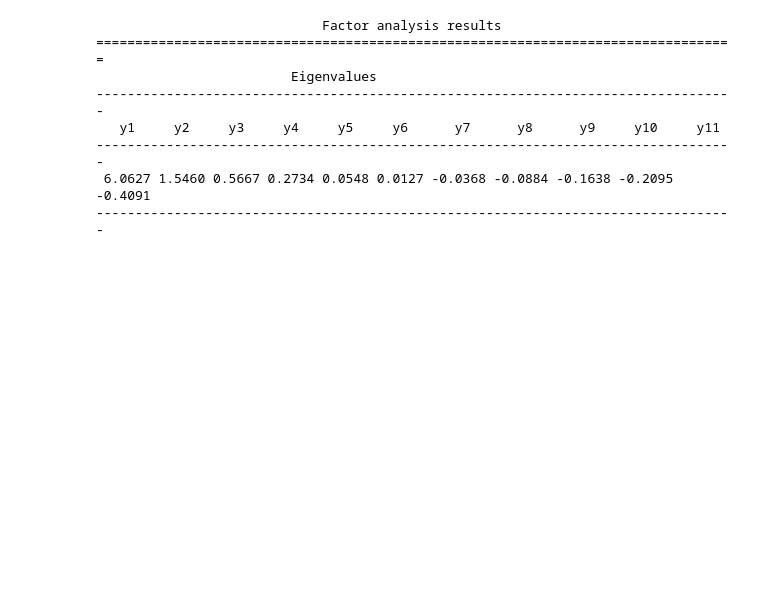
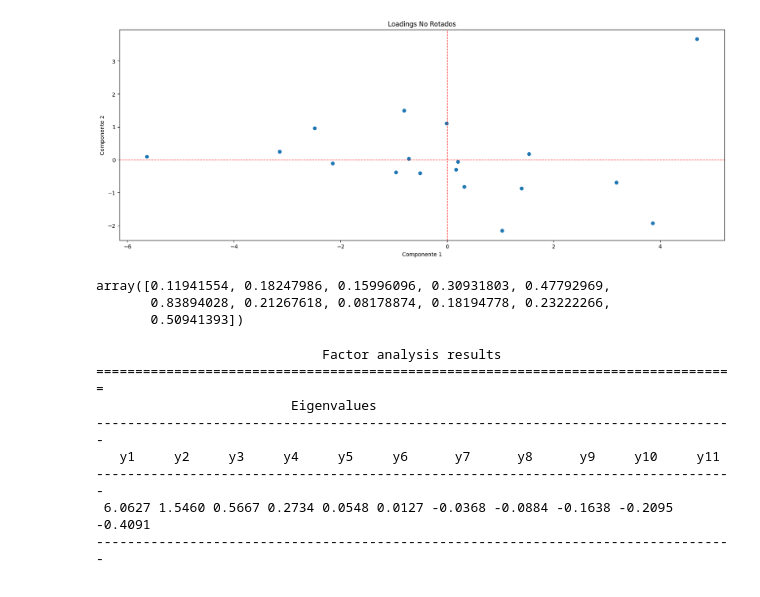
Before and after one commit to DavidGuzzi/MECMT04, a Jupyter notebook: problem_set_6/ps6.ipynb, the cells around one changed output. Drawn from its saved outputs; the diff is of its cells as text; code cells hidden in the pictures; blank space fills up the shorter version.

```diff
--- a/problem_set_6/ps6.ipynb
+++ b/problem_set_6/ps6.ipynb
@@ -19,0 +234,29 @@ ndf = df.iloc[:,1:]
+# %%
+from sklearn.decomposition import PCA
+"""
+Análisis de Componentes Principales - Matriz de Correlaciones
+"""
+
+ndf_media = ndf.mean()
+ndf_de = ndf.std()
+ndf_scaled = ((ndf - ndf_media) / ndf_de)
+
+pca_cor = PCA()
+componentes_cor = pca_cor.fit_transform(ndf_scaled)
+
+varianza_cor = pca_cor.explained_variance_
+std_componentes_cor = np.sqrt(pca_cor.explained_variance_) #Ver si eliminamos
+varianza_explicada_cor = pca_cor.explained_variance_ratio_
+varianza_explicada_acum_cor = np.cumsum(pca_cor.explained_variance_ratio_)
+coeficientes_cor =  pca_cor.components_.T
+
+#Generamos una tabla resumen
+data_var_cor = {
+    'Varianza (eigenvalues)': varianza_cor,
+    'Desviación Estándar': std_componentes_cor,
+    'Varianza Explicada': varianza_explicada_cor,
+    'Varianza Explicada Acumulada': varianza_explicada_acum_cor
+}
+
+variablespca_cor = pd.DataFrame(data_var_cor, index=[f'Componente {i+1}' for i in range(len(varianza_cor))]).reset_index()
+variablespca_cor
@@ -20,3 +406,26 @@ ndf = df.iloc[:,1:]
+# %%
+fig, ax = plt.subplots(figsize=(20, 7))
+
+# Scatter plot para los loadings no rotados
+ax.scatter(componentes_cor[:, 0], componentes_cor[:, 1])
+ax.set_title('Loadings No Rotados')
+ax.set_xlabel('Componente 1')
+ax.set_ylabel('Componente 2')
+
+ax.axhline(0, color='red', linestyle='--', linewidth=1)
+ax.axvline(0, color='red', linestyle='--', linewidth=1)
+
+plt.show()
+# %% [output]
+[figure, added]
+# %%
+ndf_mean = np.diag(ndf.mean().values)
+er = digfa.get_communalities_uniquenesses()[1]
+er
+# %% [output]
+array([0.11941554, 0.18247986, 0.15996096, 0.30931803, 0.47792969,
+       0.83894028, 0.21267618, 0.08178874, 0.18194778, 0.23222266,
+       0.50941393])
 # %%
 from statsmodels.multivariate.factor import Factor
 
```
Also changed, not shown: parts of 8 cells of this notebook, 5 other files.
